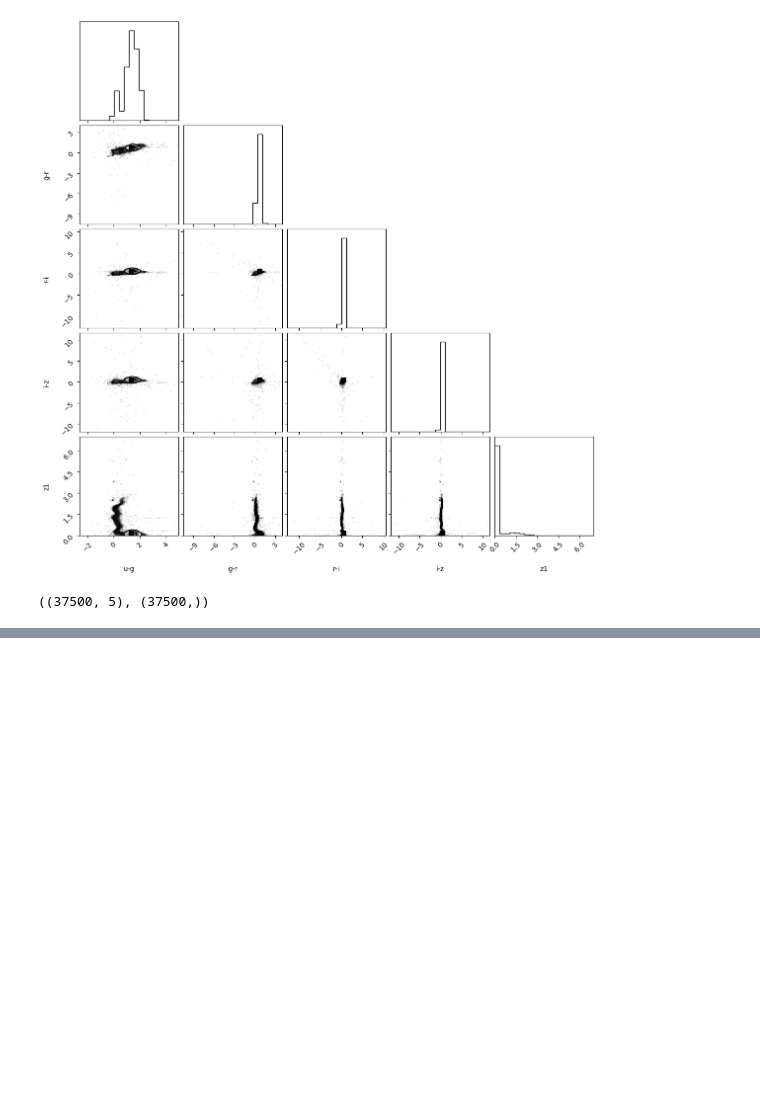
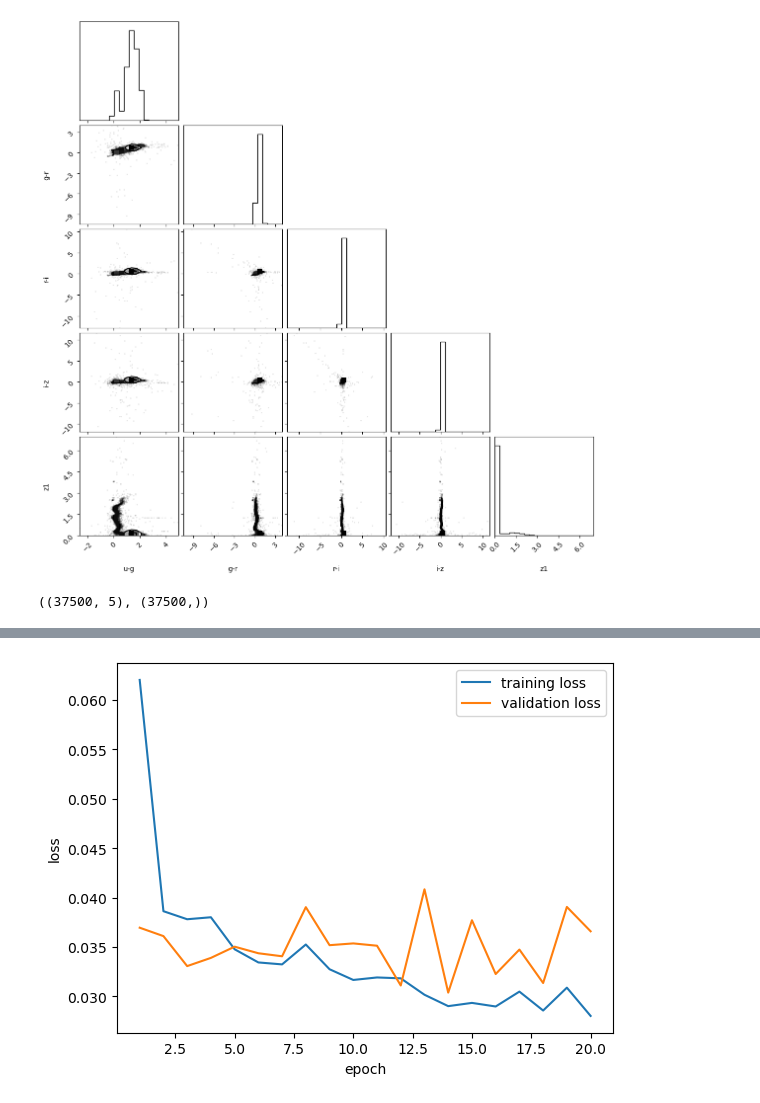
Before and after one commit to ebianchi803/astrostatistics_bicocca_2026, a Jupyter notebook: working/L22.ipynb, the cells around one changed output, grey strips where cells are left out. Cells and saved outputs as stored; diff of their text form; code cells hidden in the pictures; blank space fills up the shorter version.

```diff
--- a/working/L22.ipynb
+++ b/working/L22.ipynb
@@ -144,0 +114,8 @@ model = keras.models.Sequential([
+# %%
+X_train = X_train[:,:,np.newaxis]
+X_valid = X_valid[:,:,np.newaxis]
+X_test = X_test[:,:,np.newaxis]
+
+print(X_train.shape, y_train.shape)
+print(X_valid.shape, y_valid.shape)
+print(X_test.shape, y_test.shape)
@@ -217,0 +251,10 @@ contamination 0.017411491584445733
+# %%
+epochs = np.arange(1,last_epoch+1)
+plt.plot(epochs,clf.history['loss'], label='training loss')
+plt.plot(epochs,clf.history['val_loss'], label='validation loss')
+plt.xlabel('epoch')
+plt.ylabel('loss')
+
+plt.legend();
+# %% [output]
+[figure, added]
```
Also changed, not shown: parts of 17 cells of this notebook.
